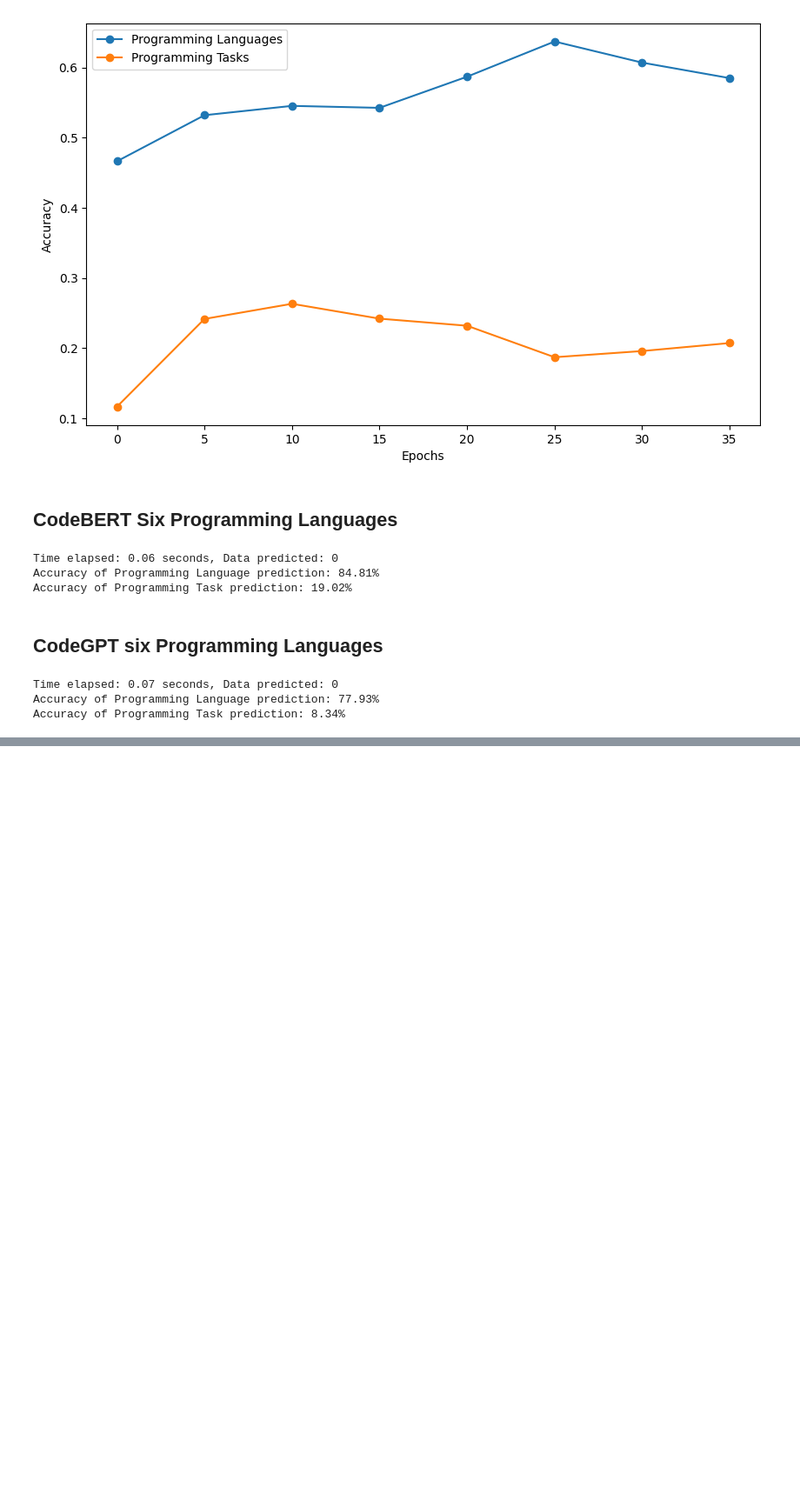
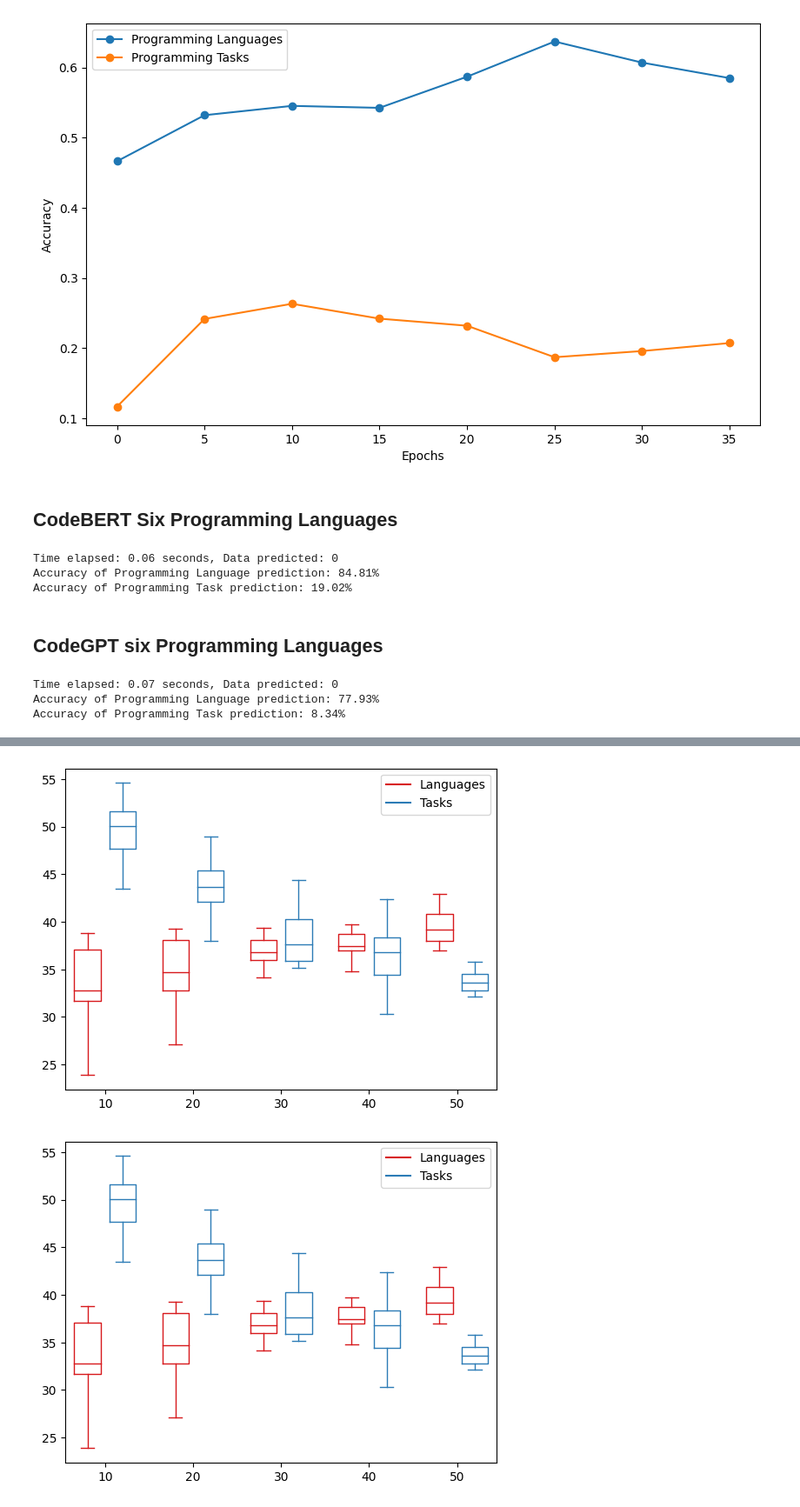
Before and after one commit to Simin404/literate_programming_llm, a Jupyter notebook: analyze_emb.ipynb, the cells around one changed output, grey strips where cells are left out. Shown: that part at 87% size. Drawn from its saved outputs; the diff is of its cells as text; code cells hidden in the pictures; blank space fills up the shorter version.

```diff
--- a/analyze_emb.ipynb
+++ b/analyze_emb.ipynb
@@ -231,0 +343,21 @@ analyze_data(model, train_df, test_df, device, mode = 'emb')
+# %%
+models = ['bert', 'gpt' , 'codebert' , 'codegpt' , 'roberta']
+results_dic = dict.fromkeys(models)
+for m in models:
+    results_dic[m] = {'pl_acc':[], 'pt_acc':[]}
+# %%
+import random
+
+for i in num_task:
+    for j in range(10):
+        chosen_task = random.choices(all_tasks, k = i)
+        chosen_lang = random.choices(all_langs, k = i)
+        # print(chosen_task)
+        for model in models:
+            # print(m)
+            train_file = 'out/'+model+'_24892.pt'
+            test_file = 'out/'+model+'_13786.pt'
+            pl_acc, pt_acc = part_task_analysis(chosen_task, train_df, test_df, train_file, test_file)
+            print(pl_acc, pt_acc)
+            results_dic[model]['pl_acc'].append(pl_acc)
+            results_dic[model]['pt_acc'].append(pt_acc)
@@ -231,0 +382,12 @@ analyze_data(model, train_df, test_df, device, mode = 'emb')
+# %%
+for model in models:
+    acc_pl = results_dic[model]['pl_acc']
+    acc_pl = list(chunks(acc_pl, 10))
+
+    acc_pt = results_dic[model]['pt_acc']
+    acc_pt = list(chunks(acc_pt, 10))
+
+    plot_box(acc_pl, acc_pt, num_task, model)
+# %% [output]
+[figure, added]
+[figure, added]
```
Also changed, not shown: parts of 23 cells of this notebook, 1 other file.
